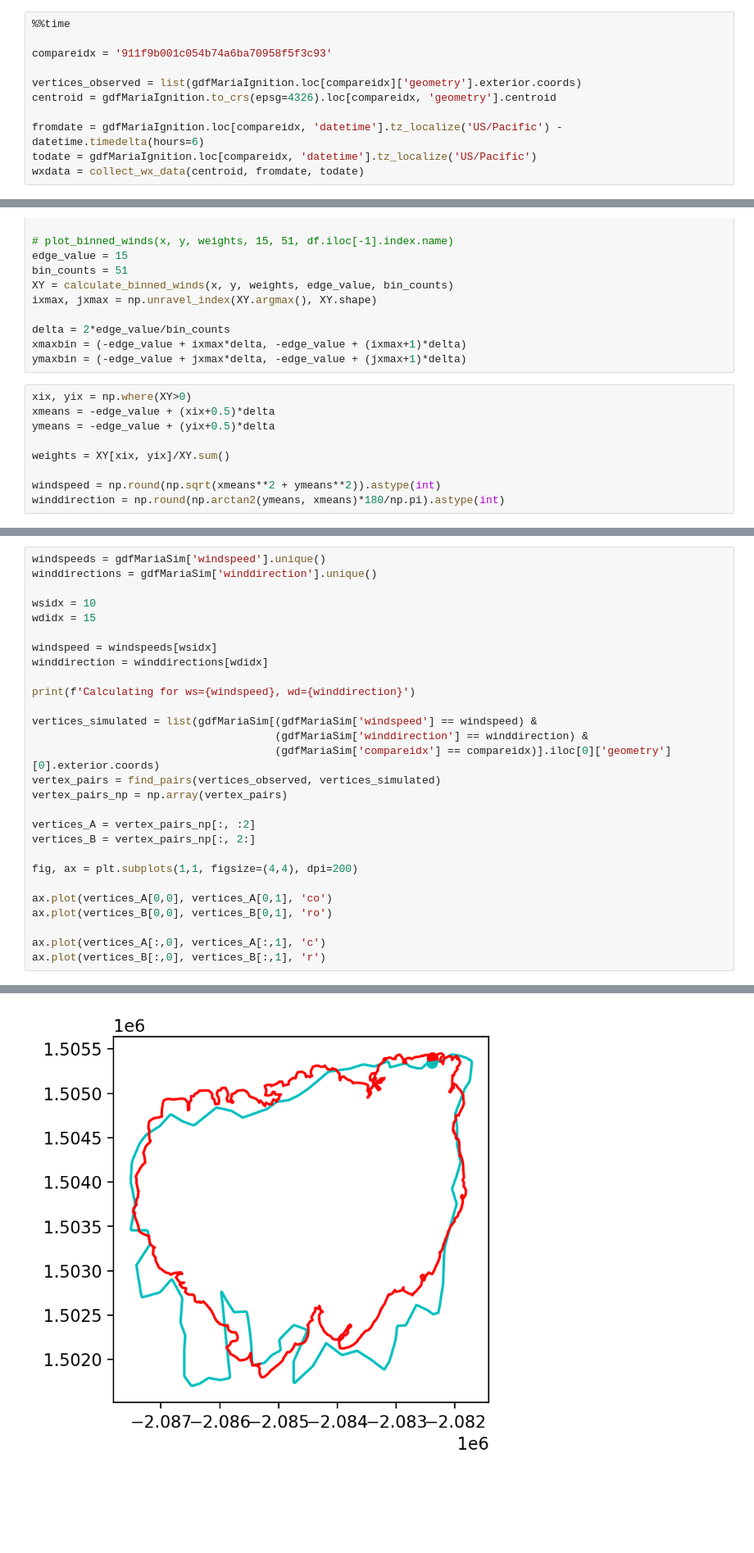
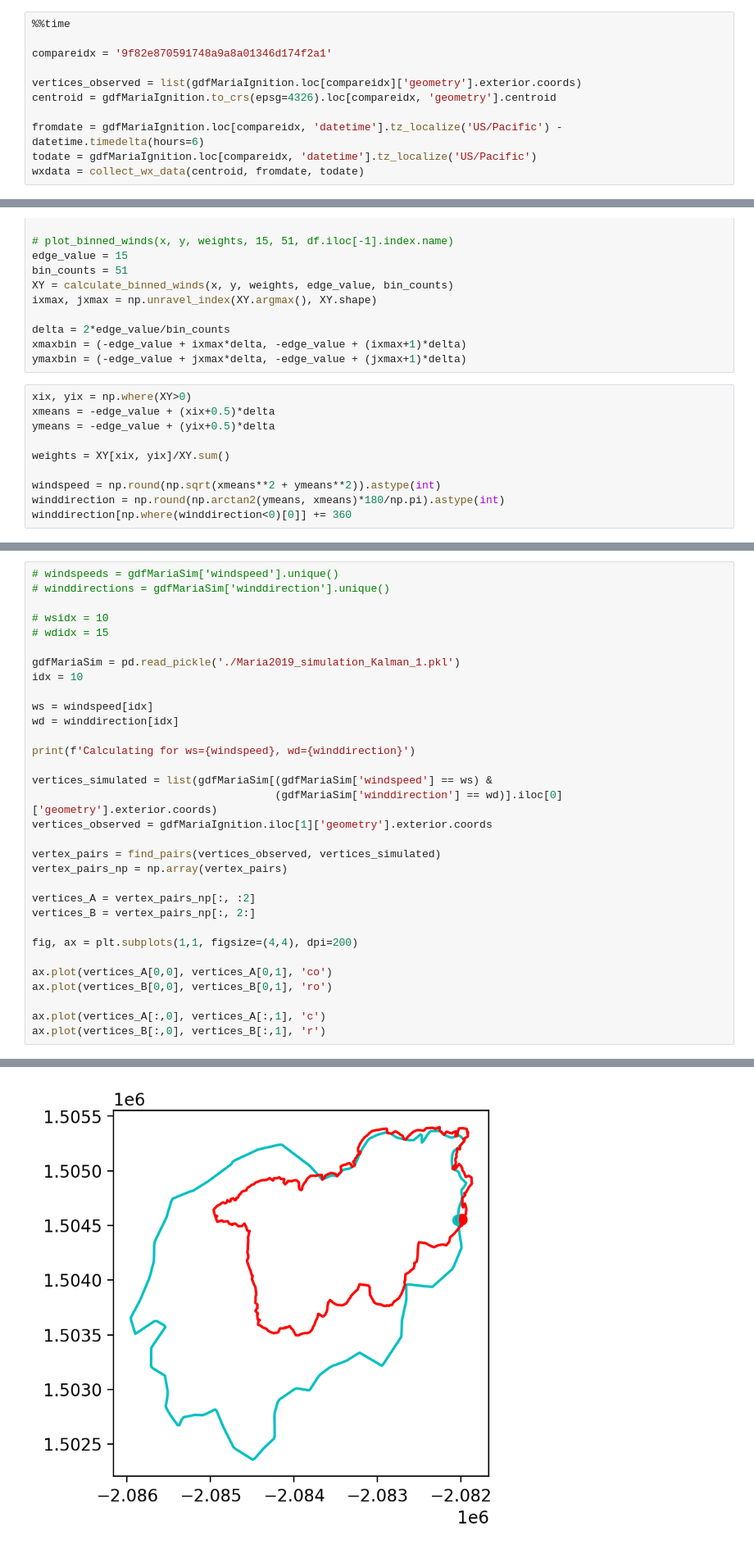
Before and after one commit to tolgacaglar/farsite-devAPI, a Jupyter notebook: src/Perimeter Adjusting through Kalman Filter.ipynb, the cells around one changed output, grey strips where cells are left out. Shown at 82% size. Saved outputs shown, nothing was run; the diff lists cells and outputs as text; blank space fills up the shorter version.

Commit message:
updating windspeed and direction

```diff
--- a/src/Perimeter Adjusting through Kalman Filter.ipynb
+++ b/src/Perimeter Adjusting through Kalman Filter.ipynb
@@ -180,7 +200,7 @@ See the caveats in the documentation: https://pandas.pydata.org/pandas-docs/stab
 # %%
 %%time
 
-compareidx = '911f9b001c054b74a6ba70958f5f3c93'
+compareidx = '9f82e870591748a9a8a01346d174f2a1'
 
 vertices_observed = list(gdfMariaIgnition.loc[compareidx]['geometry'].exterior.coords)
 centroid = gdfMariaIgnition.to_crs(epsg=4326).loc[compareidx, 'geometry'].centroid
@@ -250,3 +270,4 @@ weights = XY[xix, yix]/XY.sum()
 
 windspeed = np.round(np.sqrt(xmeans**2 + ymeans**2)).astype(int)
 winddirection = np.round(np.arctan2(ymeans, xmeans)*180/np.pi).astype(int)
+winddirection[np.where(winddirection<0)[0]] += 360
@@ -260,18 +294,22 @@ array([ 1,  1,  1,  0,  1,  1,  1,  1,  3,  1,  2,  3,  2,  2,  2,  2,  3,
 # %%
-windspeeds = gdfMariaSim['windspeed'].unique()
-winddirections = gdfMariaSim['winddirection'].unique()
+# windspeeds = gdfMariaSim['windspeed'].unique()
+# winddirections = gdfMariaSim['winddirection'].unique()
 
-wsidx = 10
-wdidx = 15
+# wsidx = 10
+# wdidx = 15
 
-windspeed = windspeeds[wsidx]
-winddirection = winddirections[wdidx]
+gdfMariaSim = pd.read_pickle('./Maria2019_simulation_Kalman_1.pkl')
+idx = 10
+
+ws = windspeed[idx]
+wd = winddirection[idx]
 
 print(f'Calculating for ws={windspeed}, wd={winddirection}')
 
-vertices_simulated = list(gdfMariaSim[(gdfMariaSim['windspeed'] == windspeed) &
-                                      (gdfMariaSim['winddirection'] == winddirection) &
-                                      (gdfMariaSim['compareidx'] == compareidx)].iloc[0]['geometry'][0].exterior.coords)
+vertices_simulated = list(gdfMariaSim[(gdfMariaSim['windspeed'] == ws) &
+                                      (gdfMariaSim['winddirection'] == wd)].iloc[0]['geometry'].exterior.coords)
+vertices_observed = gdfMariaIgnition.iloc[1]['geometry'].exterior.coords
+
 vertex_pairs = find_pairs(vertices_observed, vertices_simulated)
 vertex_pairs_np = np.array(vertex_pairs)
 
@@ -290,5 +329,5 @@ Calculating for ws=10.0, wd=90.0
 [<matplotlib.lines.Line2D at 0x...>]
-[figure, old version]
+[figure, new version]
 # %%
 def plot_wind_values(x, y, alpha_range, colors, title):
     # Returns fig, ax
```
Also changed, not shown: parts of 7 cells of this notebook.
